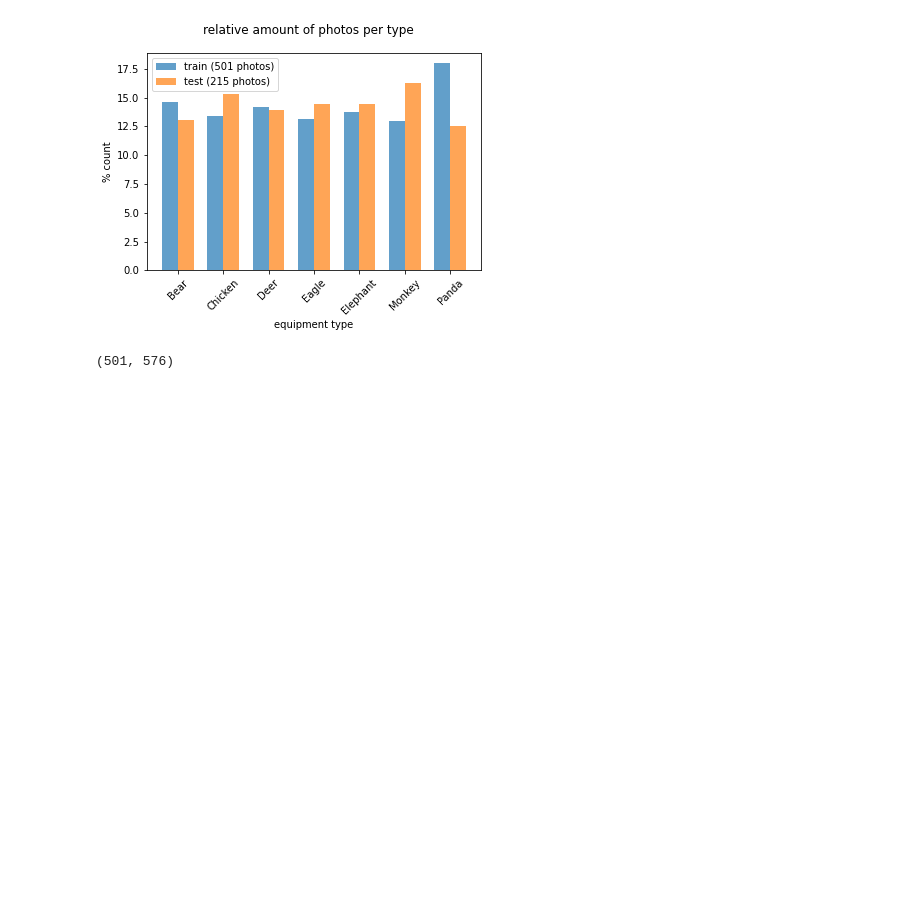
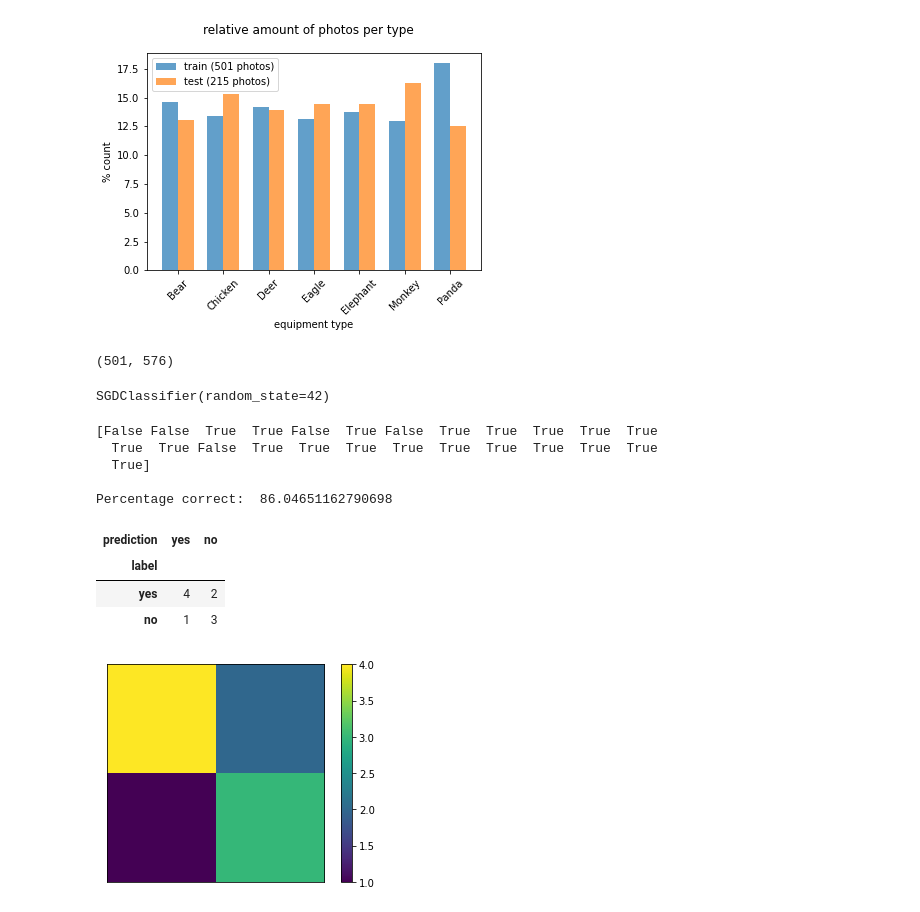
Before and after one commit to petemihaylov/machine-learning-fundamentals, a Jupyter notebook: algos/Classification/ImageClassification.ipynb, the cells around one changed output. Saved outputs shown, nothing was run; the diff lists cells and outputs as text; code cells hidden in the pictures; blank space fills up the shorter version.

Commit message:
Make predictions with HOG Support Vector Machines

```diff
--- a/algos/Classification/ImageClassification.ipynb
+++ b/algos/Classification/ImageClassification.ipynb
@@ -237,3 +242,10 @@ X_train_prepared = scalify.fit_transform(X_train_hog)
 print(X_train_prepared.shape)
 # %% [output]
 (501, 576)
+# %%
+# training
+
+sgd_clf = SGDClassifier(random_state=42, max_iter=1000, tol=1e-3)
+sgd_clf.fit(X_train_prepared, y_train)
+# %% [output]
+SGDClassifier(random_state=42)
@@ -239,0 +257,46 @@ print(X_train_prepared.shape)
+# %%
+# prediction
+y_pred = sgd_clf.predict(X_test_prepared)
+print(np.array(y_pred == y_test)[:25])
+print('')
+print('Percentage correct: ', 100*np.sum(y_pred == y_test)/len(y_test))
+# %% [output]
+[False False  True  True False  True False  True  True  True  True  True
+  True  True False  True  True  True  True  True  True  True  True  True
+  True]
+
+Percentage correct:  86.04651162790698
+# %%
+import pandas as pd
+
+labels = ['yes', 'yes', 'yes', 'yes', 'yes', 'yes', 'no',  'no', 'no', 'no']
+predictions = ['yes', 'yes', 'yes', 'yes', 'no',  'no',  'yes', 'no', 'no', 'no']
+
+# put the data in a dataframe for pretty printing
+df = pd.DataFrame(
+    np.c_[labels, predictions],
+    columns=['true_label', 'prediction']
+)
+df
+
+from sklearn.metrics import confusion_matrix
+
+label_names = ['yes', 'no']
+cmx = confusion_matrix(labels, predictions, labels=label_names)
+df = pd.DataFrame(cmx, columns=label_names, index=label_names)
+df.columns.name = 'prediction'
+df.index.name = 'label'
+df
+# %% [output]
+| prediction | yes | no |
+| label |  |  |
+| yes | 4 | 2 |
+| no | 1 | 3 |
+# %%
+# Represent the data in a color form of colormap image
+plt.imshow(cmx)
+plt.xticks([])
+plt.yticks([])
+plt.colorbar();
+# %% [output]
+[figure, added]
```
Also changed, not shown: parts of 4 cells of this notebook.
